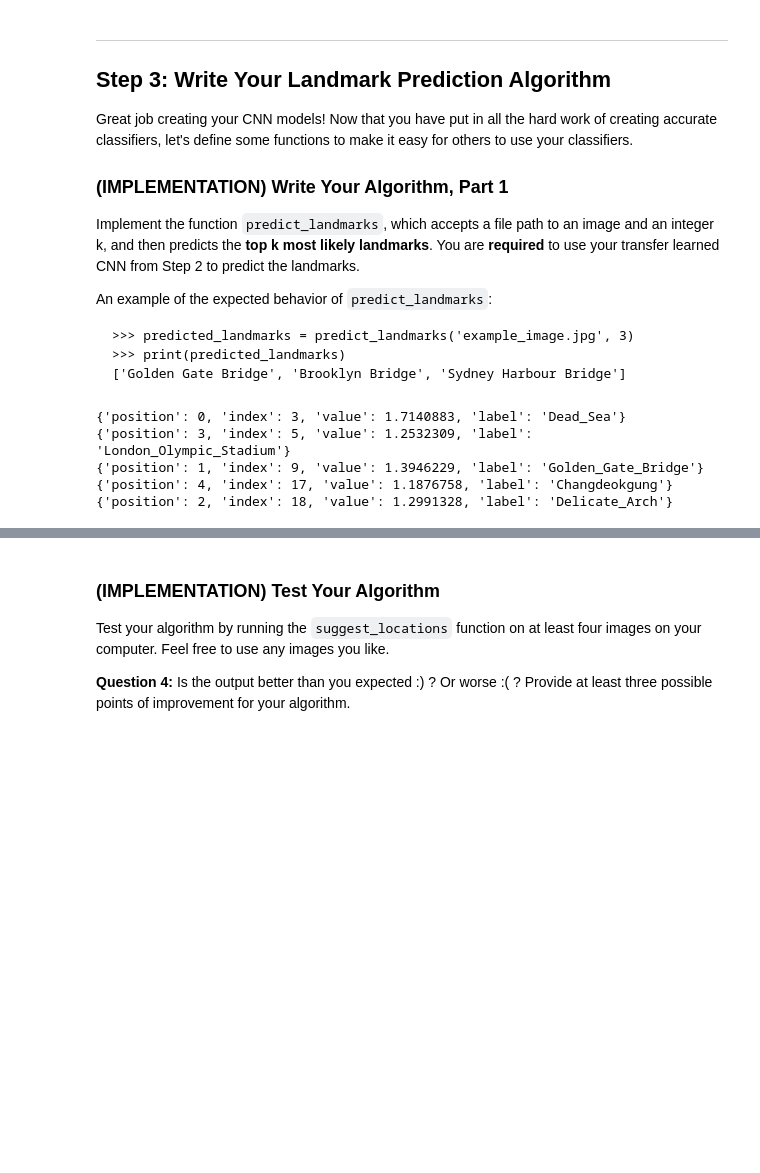
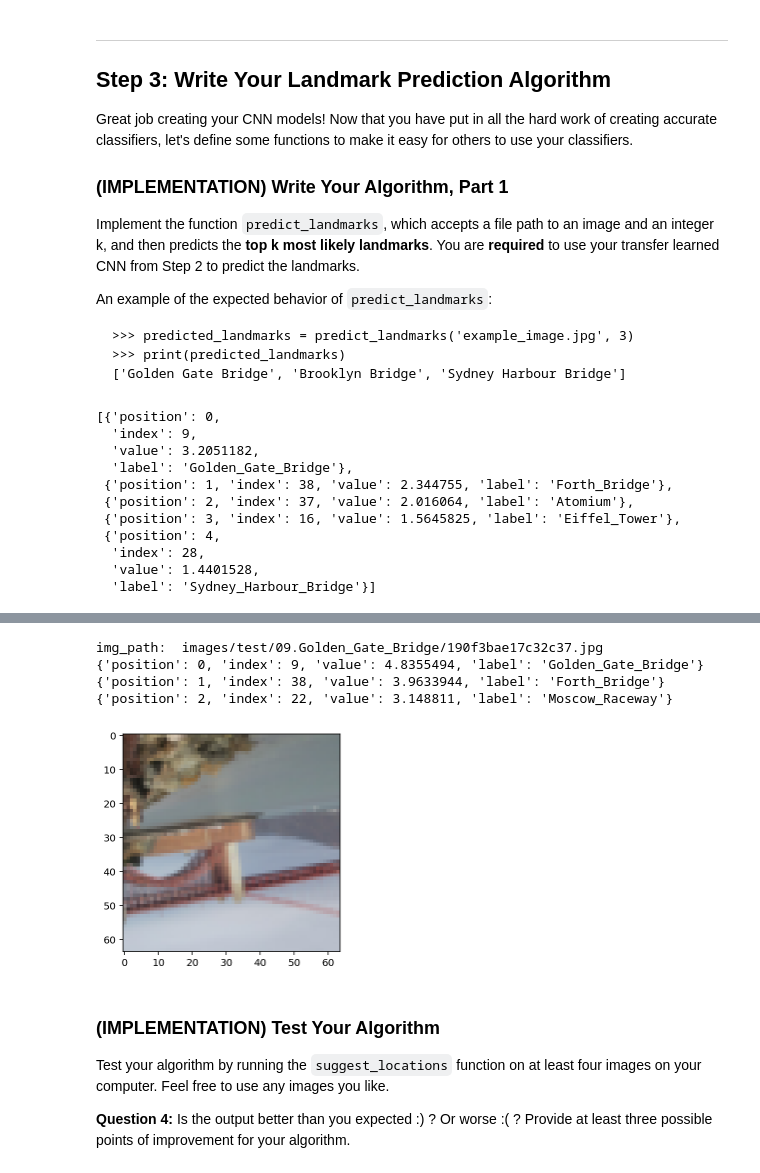
Before and after one commit to jgarza9788/nd101-c2-landmarks-starter, a Jupyter notebook: landmark_project/landmark.ipynb, the cells around one changed output, grey strips where cells are left out. Cells and saved outputs as stored; diff of their text form; code cells hidden in the pictures; blank space fills up the shorter version.

```diff
--- a/landmark_project/landmark.ipynb
+++ b/landmark_project/landmark.ipynb
@@ -774,13 +765,16 @@ def predict_landmarks(img_path, k):
     # print(p)
     # print(p_sorted)
 
-    targets = []
+    targets = list(range(k))
     for index,i in enumerate(p):
         if i in p_sorted:
             pos = np.where(p_sorted == i)[0]
             # print(pos)
-            targets.append({'position':pos[0],'index':index,'value':i,'label':label_map[index]})
-    print(*targets,sep='\n')
+            targets[pos[0]] = {'position':pos[0],'index':index,'value':i,'label':label_map[index]}
+    # print(*targets,sep='\n')
+    return targets
+
+
 
 
 
@@ -789,11 +783,17 @@ def predict_landmarks(img_path, k):
 # test on a sample image
 predict_landmarks('images/test/09.Golden_Gate_Bridge/190f3bae17c32c37.jpg', 5)
 # %% [output]
-{'position': 0, 'index': 3, 'value': 1.7140883, 'label': 'Dead_Sea'}
-{'position': 3, 'index': 5, 'value': 1.2532309, 'label': 'London_Olympic_Stadium'}
-{'position': 1, 'index': 9, 'value': 1.3946229, 'label': 'Golden_Gate_Bridge'}
-{'position': 4, 'index': 17, 'value': 1.1876758, 'label': 'Changdeokgung'}
-{'position': 2, 'index': 18, 'value': 1.2991328, 'label': 'Delicate_Arch'}
+[{'position': 0,
+  'index': 9,
+  'value': 3.2051182,
+  'label': 'Golden_Gate_Bridge'},
+ {'position': 1, 'index': 38, 'value': 2.344755, 'label': 'Forth_Bridge'},
+ {'position': 2, 'index': 37, 'value': 2.016064, 'label': 'Atomium'},
+ {'position': 3, 'index': 16, 'value': 1.5645825, 'label': 'Eiffel_Tower'},
+ {'position': 4,
+  'index': 28,
+  'value': 1.4401528,
+  'label': 'Sydney_Harbour_Bridge'}]
 # %% [markdown]
 ### (IMPLEMENTATION) Write Your Algorithm, Part 2
 
@@ -804,15 +804,30 @@ Some sample output for `suggest_locations` is provided below, but feel free to d
 # %%
 def suggest_locations(img_path):
     # get landmark predictions
-    predicted_landmarks = predict_landmarks(img_path, 3)
+
+    print('img_path: ',img_path)
+
+    predicted_landmarks_list = predict_landmarks(img_path, 3)
+    # print(type(predicted_landmarks_list))
 
     ## TODO: display image and display landmark predictions
+    image = Image.open(img_path)
+    i = transform0(image)
+    imshow(i)
+
+    print(*predicted_landmarks_list,sep='\n')
 
 
 
 
 # test on a sample image
 suggest_locations('images/test/09.Golden_Gate_Bridge/190f3bae17c32c37.jpg')
+# %% [output]
+img_path:  images/test/09.Golden_Gate_Bridge/190f3bae17c32c37.jpg
+{'position': 0, 'index': 9, 'value': 4.8355494, 'label': 'Golden_Gate_Bridge'}
+{'position': 1, 'index': 38, 'value': 3.9633944, 'label': 'Forth_Bridge'}
+{'position': 2, 'index': 22, 'value': 3.148811, 'label': 'Moscow_Raceway'}
+[figure, added]
 # %% [markdown]
 ### (IMPLEMENTATION) Test Your Algorithm
 
```
Also changed, not shown: parts of 12 cells of this notebook, 1 other file.
